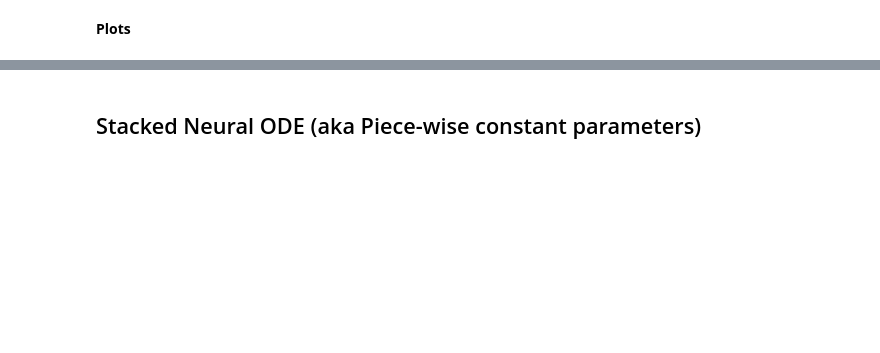
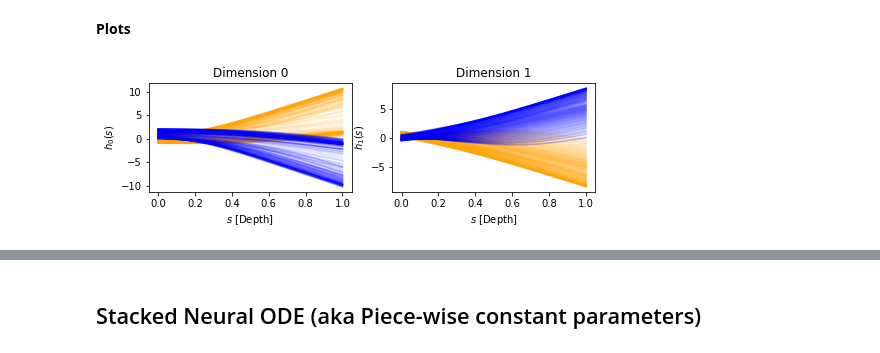
Before and after one commit to DiffEqML/torchdyn, a Jupyter notebook: tutorials/01a_neural_ode_cookbook.ipynb, the cells around one changed output, grey strips where cells are left out. Drawn from its saved outputs; the diff is of its cells as text; code cells hidden in the pictures; blank space fills up the shorter version.

```diff
--- a/tutorials/01a_neural_ode_cookbook.ipynb
+++ b/tutorials/01a_neural_ode_cookbook.ipynb
@@ -333,12 +330,15 @@ TypeError: super(type, obj): obj must be an instance or subtype of type
 # %% [markdown]
 **Plots**
 # %%
-# Evaluate the data trajectories
-s_span = torch.linspace(0,1,100)
-trajectory = model.trajectory(X_train, s_span).detach().cpu()
+# let us try the `.trajectory method` here
+t_span = torch.linspace(0,1,100)
+t_eval, trajectory = model.trajectory(X_train.cpu(), t_span)
+trajectory = trajectory.detach()
 # %%
-# Trajectories in the depth domain
-plot_2D_depth_trajectory(s_span, trajectory, yn, len(X))
+# Trajectories in the depth domain (we can now use the actual `t_span`, since only points in the span are given by the model)
+plot_2D_depth_trajectory(t_span, trajectory, yn, len(X))
+# %% [output]
+[figure, added]
 # %%
 # Trajectories in the state-space
 plot_2D_state_space(trajectory, yn, len(X))
```
Also changed, not shown: parts of 15 cells of this notebook, 4 other files.
